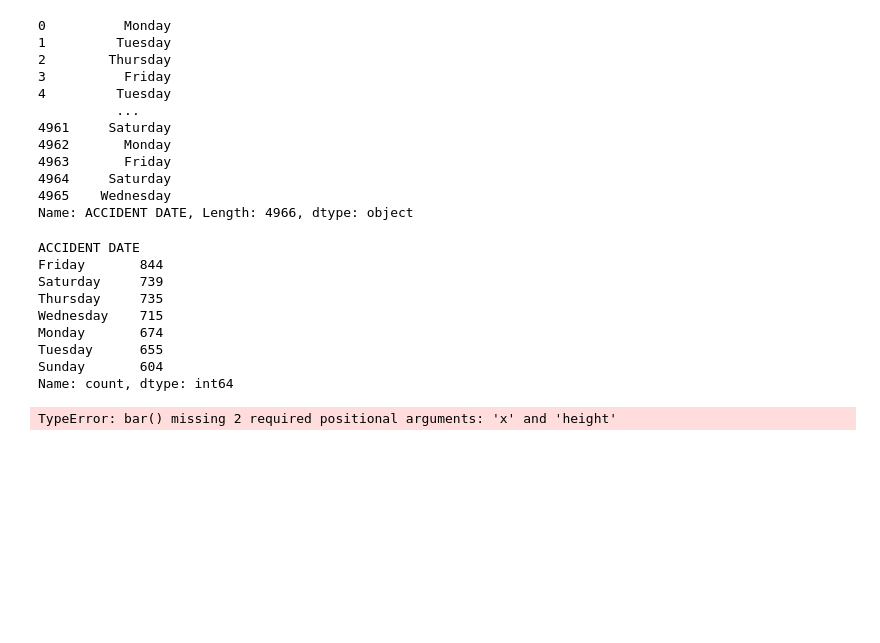
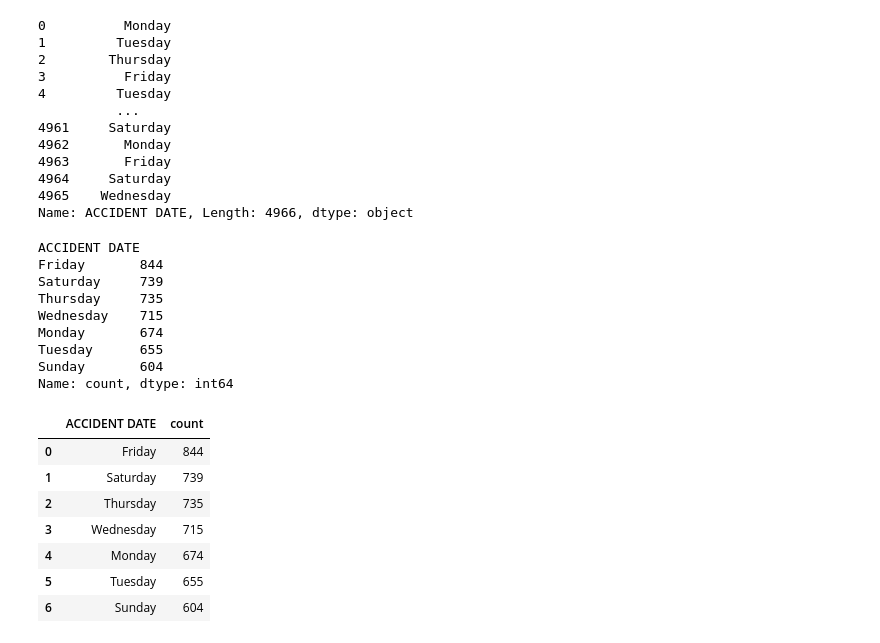
Before and after one commit to AlicjaB90/Projekt_Pandas, a Jupyter notebook: Wizualizacja określająca ilość wypadków z podziałem na dni tygodnia.ipynb, the cells around one changed output. Saved outputs shown, nothing was run; the diff lists cells and outputs as text; code cells hidden in the pictures; blank space fills up the shorter version.

```diff
--- a/Wizualizacja określająca ilość wypadków z podziałem na dni tygodnia.ipynb
+++ b/Wizualizacja określająca ilość wypadków z podziałem na dni tygodnia.ipynb
@@ -68,11 +69,16 @@ Monday       674
 Tuesday      655
 Sunday       604
 Name: count, dtype: int64
-# %%
-heigh = [674, 655, 715, 735, 844, 739, 604]
-bars = ('Monday', 'Tuesday', 'Wednesday', 'Thursday', 'Friday', 'Saturday', 'Sunday')
-
-plt.bar (color = '#969696')
-plt.show()
-# %% [output]
-TypeError: bar() missing 2 required positional arguments: 'x' and 'height'
+# %%
+df_nypd_numbers = pd.DataFrame(nypd_numbers)
+df_nypd_numbers=df_nypd_numbers.reset_index()
+df_nypd_numbers
+# %% [output]
+|  | ACCIDENT DATE | count |
+| 0 | Friday | 844 |
+| 1 | Saturday | 739 |
+| 2 | Thursday | 735 |
+| 3 | Wednesday | 715 |
+| 4 | Monday | 674 |
+| 5 | Tuesday | 655 |
+| 6 | Sunday | 604 |
```
Also changed, not shown: parts of 3 cells of this notebook.
